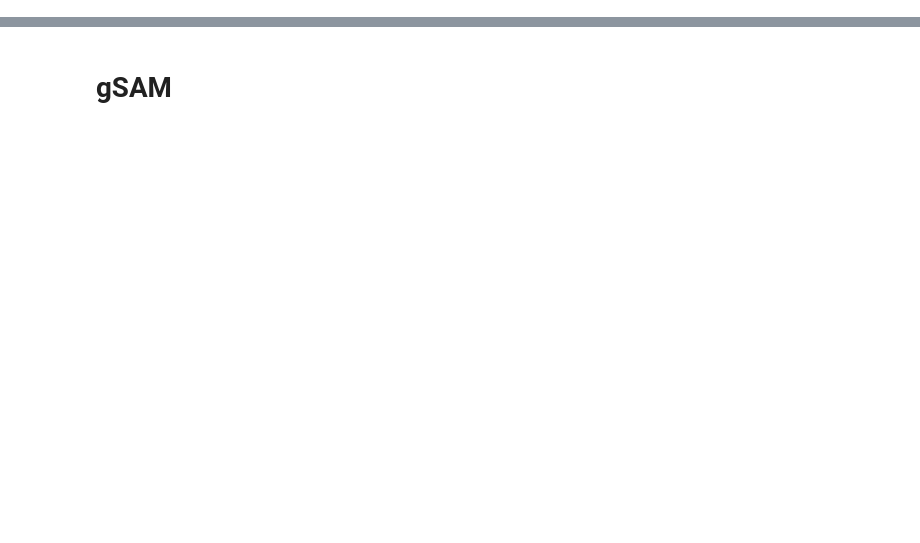
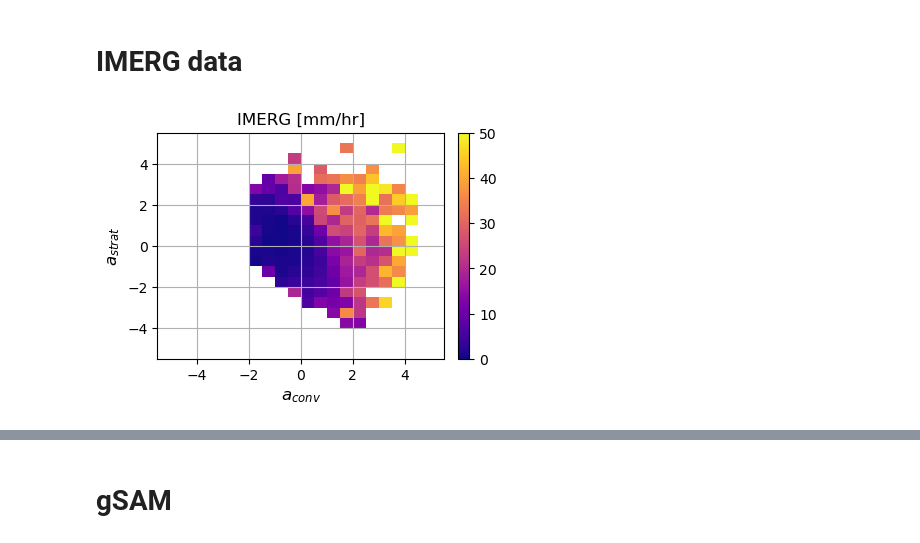
Before and after one commit to pedroanguloumana/scale_interaction_in_gsam, a Jupyter notebook: notebooks/Comparing_Large-Scale_Cloud_Properties.ipynb, the cells around one changed output, grey strips where cells are left out. Cells and saved outputs as stored; diff of their text form; code cells hidden in the pictures; blank space fills up the shorter version.

```diff
--- a/notebooks/Comparing_Large-Scale_Cloud_Properties.ipynb
+++ b/notebooks/Comparing_Large-Scale_Cloud_Properties.ipynb
@@ -20,0 +23,44 @@ def _format_axis(ax):
+# %% [markdown]
+# IMERG data
+# %%
+# Load PCs
+#
+pcs = load_era5_eofs_pcs().scores()
+pcs = pcs.isel(time=pcs.time.dt.month==2)
+pcs = pcs/pcs.std(('latitude', 'longitude', 'time'))
+# Set bins for PCs and make plotting mesh
+#
+pc_bins = np.arange(-10, 10, 0.5)
+xmesh, ymesh = np.meshgrid(array_midpoints(pc_bins), array_midpoints(pc_bins))
+
+# Load IMERG data
+#
+pr = load_imerg_data() * 24
+pr = pr.coarsen({'lat': 20, 'lon': 20}).mean()
+pr = pr.transpose('time', 'lat', 'lon')  # get to same order as ERA PCs
+
+# Compute bin mean preicp rate
+#
+mean = binned_statistic_2d(
+    pcs.sel(mode=2).data.ravel(), # y-coordinate first
+    pcs.sel(mode=1).data.ravel(), # x-coordinate seconds
+    pr.data.ravel(),
+    statistic=lambda x: np.nanmean(x) if x.size > OBS_CUTOFF else np.nan,
+    bins=[pc_bins, pc_bins]
+).statistic
+# Plot the data
+#
+fig, ax = plt.subplots(figsize=(4,3), constrained_layout=True)
+c = ax.pcolormesh(
+    xmesh,
+    ymesh,
+    mean,
+    norm=colors.Normalize(vmin=0, vmax=50),
+    cmap=plt.cm.plasma.copy()
+)
+_format_axis(ax)
+fig.colorbar(c)
+ax.set_title('IMERG [mm/hr]')
+save_figure(fig, 'imerg_precip.pdf')
+# %% [output]
+[figure, added]
```
Also changed, not shown: parts of 19 cells of this notebook, 14 other files.
